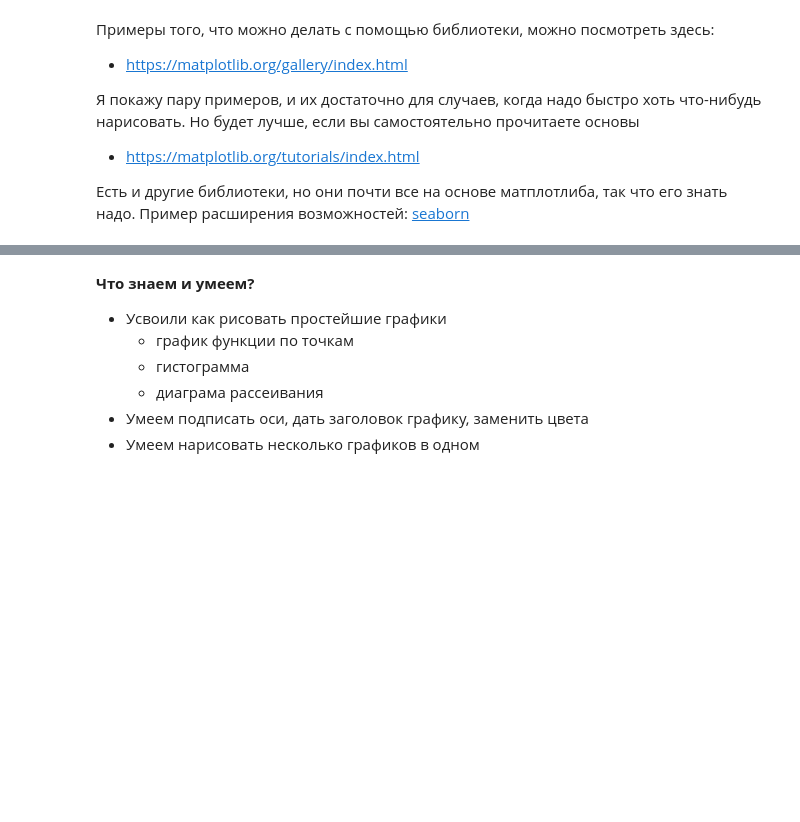
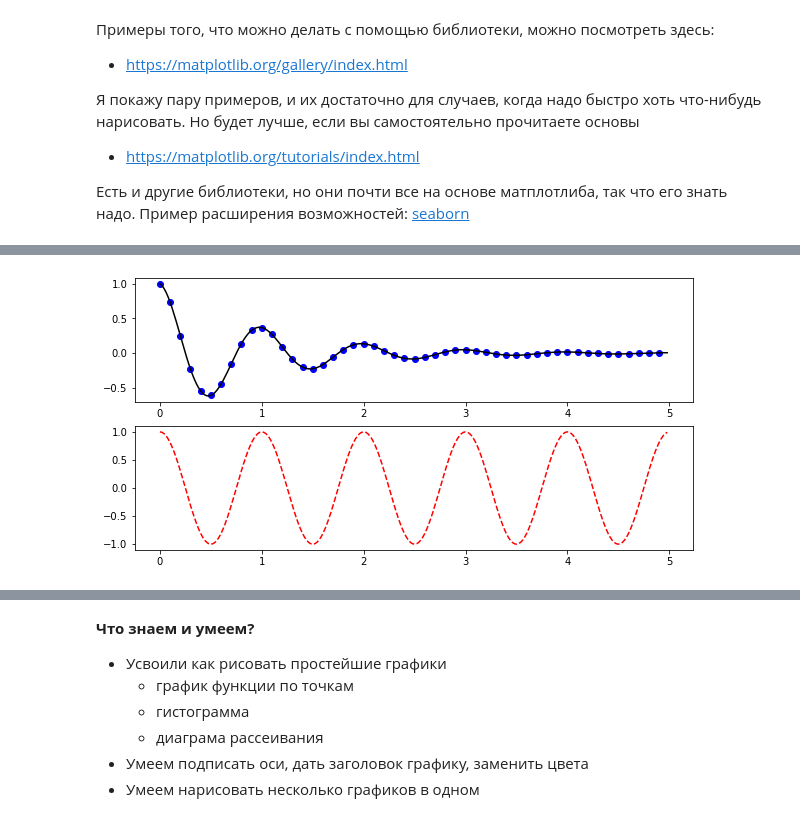
Before and after one commit to ArinaPereslavtseva/hse-econ-data-analysis-course-2020, a Jupyter notebook: week_04/week_04.ipynb, the cells around one changed output, grey strips where cells are left out. Saved outputs shown, nothing was run; the diff lists cells and outputs as text; code cells hidden in the pictures; blank space fills up the shorter version.

```diff
--- a/week_04/week_04.ipynb
+++ b/week_04/week_04.ipynb
@@ -384,16 +901,19 @@ plt.show()
 # %%
 def f(t):
     return np.exp(-t) * np.cos(2*np.pi*t)
 
 t1 = np.arange(0.0, 5.0, 0.1)
 t2 = np.arange(0.0, 5.0, 0.02)
 
-plt.figure(figsize=(15,5))
-plt.subplot(212)
+plt.figure(figsize=(10,5))
+
+plt.subplot(211)
 plt.plot(t1, f(t1), 'bo', t2, f(t2), 'k')
 
-plt.subplot(211)
+plt.subplot(212)
 plt.plot(t2, np.cos(2*np.pi*t2), 'r--')
 plt.show()
+# %% [output]
+[figure, added]
 # %%
 plt.scatter(titanic_data['Fare'], titanic_data['Age'])
```
Also changed, not shown: parts of 81 cells of this notebook.
